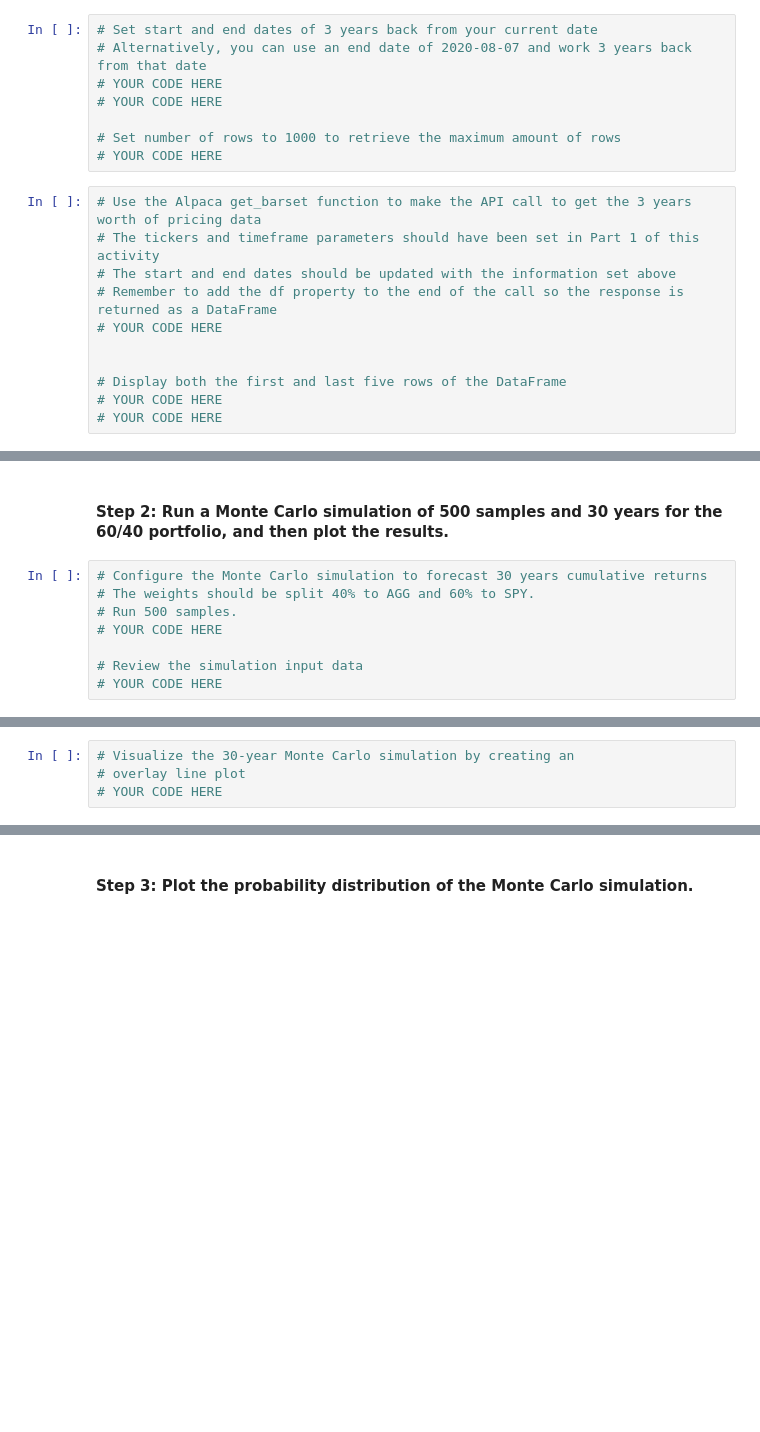
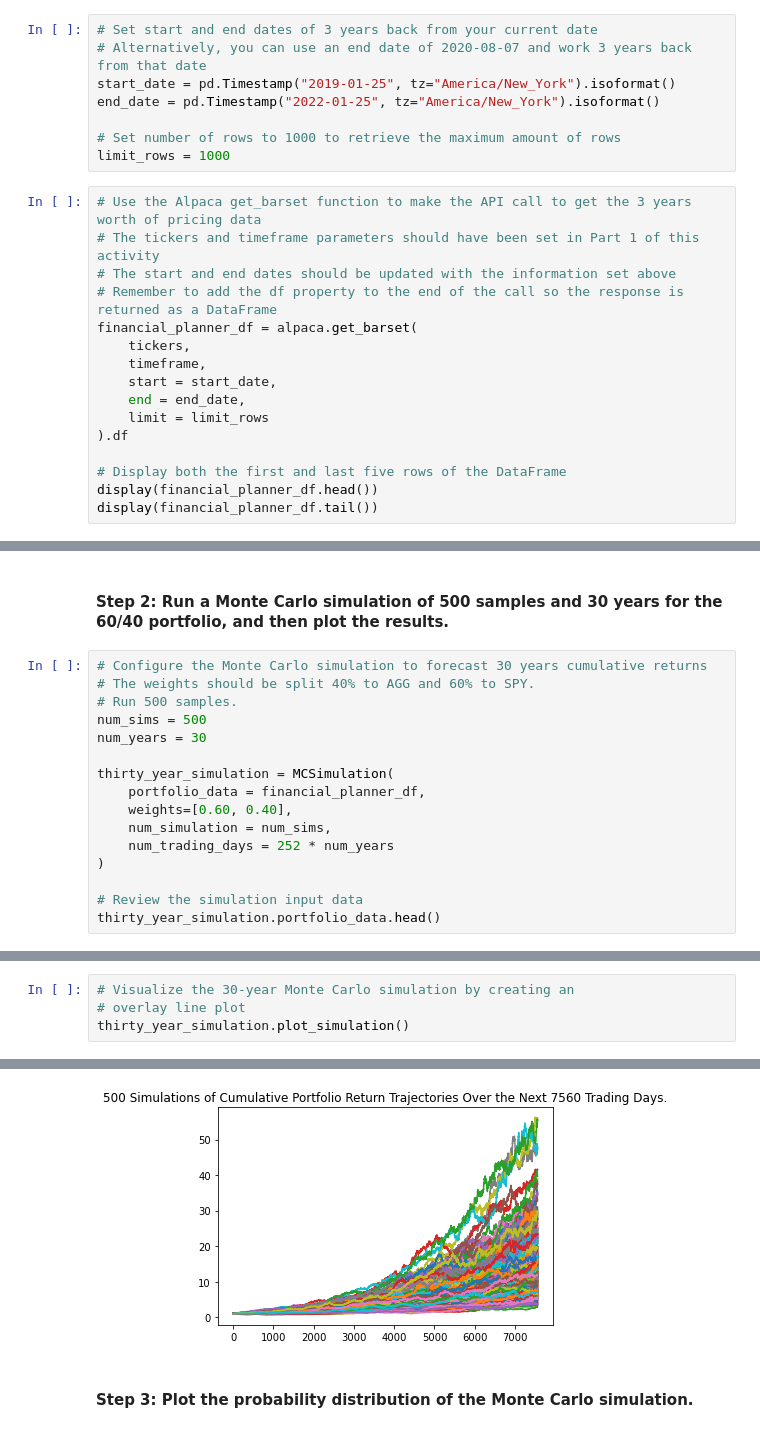
Before and after one commit to AnaIitico/financial_health_planner, a Jupyter notebook: financial_planning_tools.ipynb, the cells around one changed output, grey strips where cells are left out. Saved outputs shown, nothing was run; the diff lists cells and outputs as text; blank space fills up the shorter version.

```diff
--- a/financial_planning_tools.ipynb
+++ b/financial_planning_tools.ipynb
@@ -323,19 +342,24 @@ In this section, you’ll use the MCForecastTools library to create a Monte Carl
 # %%
 # Set start and end dates of 3 years back from your current date
 # Alternatively, you can use an end date of 2020-08-07 and work 3 years back from that date
-# YOUR CODE HERE
-# YOUR CODE HERE
+start_date = pd.Timestamp("2019-01-25", tz="America/New_York").isoformat()
+end_date = pd.Timestamp("2022-01-25", tz="America/New_York").isoformat()
 
 # Set number of rows to 1000 to retrieve the maximum amount of rows
-# YOUR CODE HERE
+limit_rows = 1000
 # %%
 # Use the Alpaca get_barset function to make the API call to get the 3 years worth of pricing data
 # The tickers and timeframe parameters should have been set in Part 1 of this activity
 # The start and end dates should be updated with the information set above
 # Remember to add the df property to the end of the call so the response is returned as a DataFrame
-# YOUR CODE HERE
-
+financial_planner_df = alpaca.get_barset(
+    tickers,
+    timeframe,
+    start = start_date,
+    end = end_date,
+    limit = limit_rows
+).df
 
 # Display both the first and last five rows of the DataFrame
-# YOUR CODE HERE
-# YOUR CODE HERE
+display(financial_planner_df.head())
+display(financial_planner_df.tail())
@@ -345,7 +386,15 @@ In this section, you’ll use the MCForecastTools library to create a Monte Carl
 # Configure the Monte Carlo simulation to forecast 30 years cumulative returns
 # The weights should be split 40% to AGG and 60% to SPY.
 # Run 500 samples.
-# YOUR CODE HERE
+num_sims = 500
+num_years = 30
+
+thirty_year_simulation = MCSimulation(
+    portfolio_data = financial_planner_df,
+    weights=[0.60, 0.40],
+    num_simulation = num_sims,
+    num_trading_days = 252 * num_years
+)
 
 # Review the simulation input data
-# YOUR CODE HERE
+thirty_year_simulation.portfolio_data.head()
@@ -355,4 +455,5 @@ In this section, you’ll use the MCForecastTools library to create a Monte Carl
 # %%
 # Visualize the 30-year Monte Carlo simulation by creating an
 # overlay line plot
-# YOUR CODE HERE
+thirty_year_simulation.plot_simulation()
+# %% [output]
@@ -359,3 +461,4 @@ In this section, you’ll use the MCForecastTools library to create a Monte Carl
+[figure, added]
 # %% [markdown]
 #### Step 3: Plot the probability distribution of the Monte Carlo simulation.
 # %%
```
Also changed, not shown: parts of 19 cells of this notebook.
